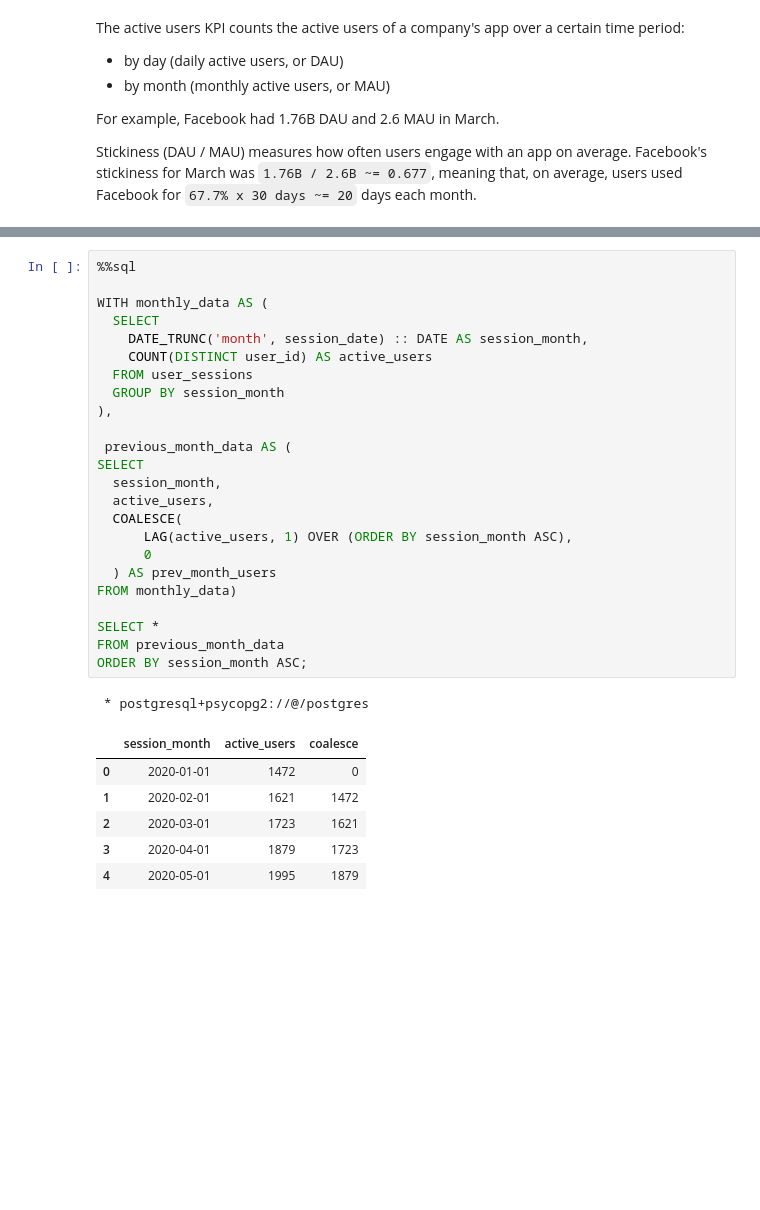
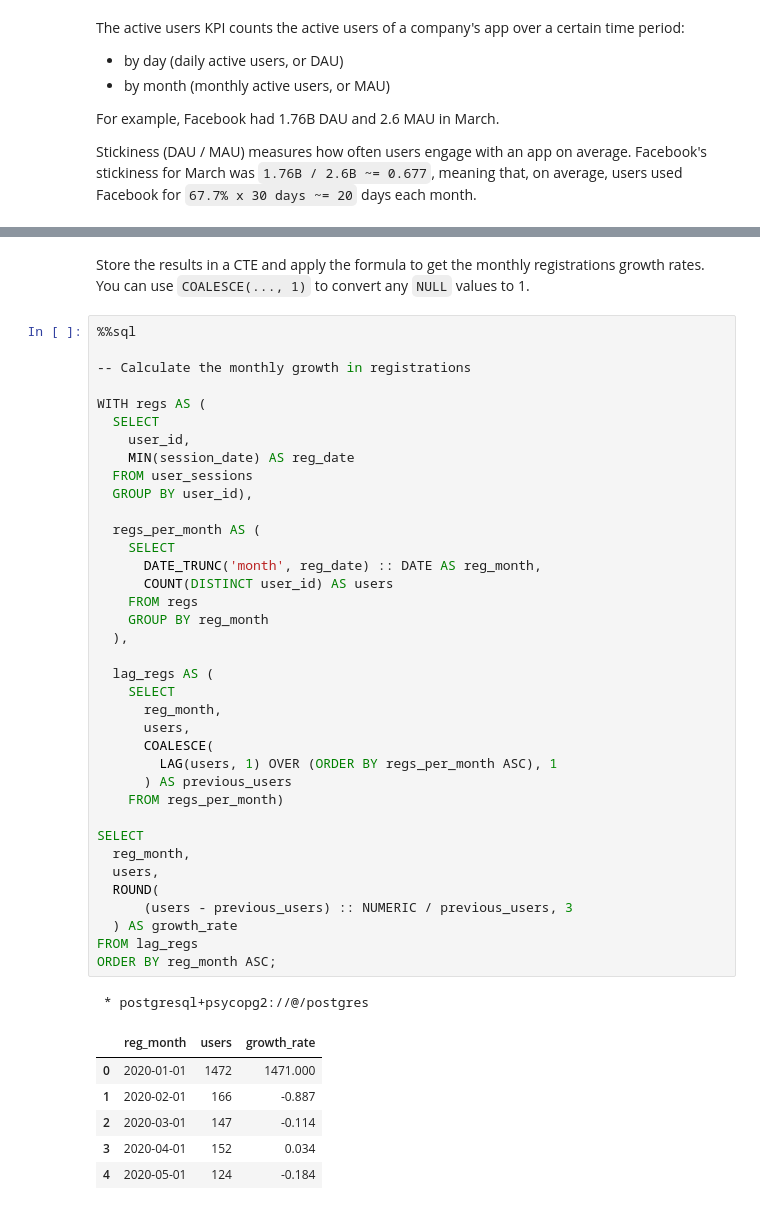
Before and after one commit to datacamp/data-analysis-in-sql-live-training, a Jupyter notebook: notebooks/PostgreSQL_live_session_template.ipynb, the cells around one changed output, grey strips where cells are left out. Drawn from its saved outputs; the diff is of its cells as text; blank space fills up the shorter version.

```diff
--- a/notebooks/PostgreSQL_live_session_template.ipynb
+++ b/notebooks/PostgreSQL_live_session_template.ipynb
@@ -184,32 +276,47 @@ ORDER BY session_month ASC;
+# %% [markdown]
+Store the results in a CTE and apply the formula to get the monthly registrations growth rates. You can use `COALESCE(..., 1)` to convert any `NULL` values to 1.
 # %%
 %%sql
 
-WITH monthly_data AS (
+-- Calculate the monthly growth in registrations
+
+WITH regs AS (
   SELECT
-    DATE_TRUNC('month', session_date) :: DATE AS session_month,
-    COUNT(DISTINCT user_id) AS active_users
+    user_id,
+    MIN(session_date) AS reg_date
   FROM user_sessions
-  GROUP BY session_month
-),
+  GROUP BY user_id),
 
- previous_month_data AS (
+  regs_per_month AS (
+    SELECT
+      DATE_TRUNC('month', reg_date) :: DATE AS reg_month,
+      COUNT(DISTINCT user_id) AS users
+    FROM regs
+    GROUP BY reg_month
+  ),
+
+  lag_regs AS (
+    SELECT
+      reg_month,
+      users,
+      COALESCE(
+        LAG(users, 1) OVER (ORDER BY regs_per_month ASC), 1
+      ) AS previous_users
+    FROM regs_per_month)
+
 SELECT
-  session_month,
-  active_users,
-  COALESCE(
-      LAG(active_users, 1) OVER (ORDER BY session_month ASC),
-      0
-  ) AS prev_month_users
-FROM monthly_data)
-
-SELECT *
-FROM previous_month_data
-ORDER BY session_month ASC;
+  reg_month,
+  users,
+  ROUND(
+      (users - previous_users) :: NUMERIC / previous_users, 3
+  ) AS growth_rate
+FROM lag_regs
+ORDER BY reg_month ASC;
 # %% [output]
  * postgresql+psycopg2://@/postgres
-|  | session_month | active_users | coalesce |
-| 0 | 2020-01-01 | 1472 | 0 |
-| 1 | 2020-02-01 | 1621 | 1472 |
-| 2 | 2020-03-01 | 1723 | 1621 |
-| 3 | 2020-04-01 | 1879 | 1723 |
-| 4 | 2020-05-01 | 1995 | 1879 |
+|  | reg_month | users | growth_rate |
+| 0 | 2020-01-01 | 1472 | 1471.000 |
+| 1 | 2020-02-01 | 166 | -0.887 |
+| 2 | 2020-03-01 | 147 | -0.114 |
+| 3 | 2020-04-01 | 152 | 0.034 |
+| 4 | 2020-05-01 | 124 | -0.184 |
```
Also changed, not shown: parts of 18 cells of this notebook.
